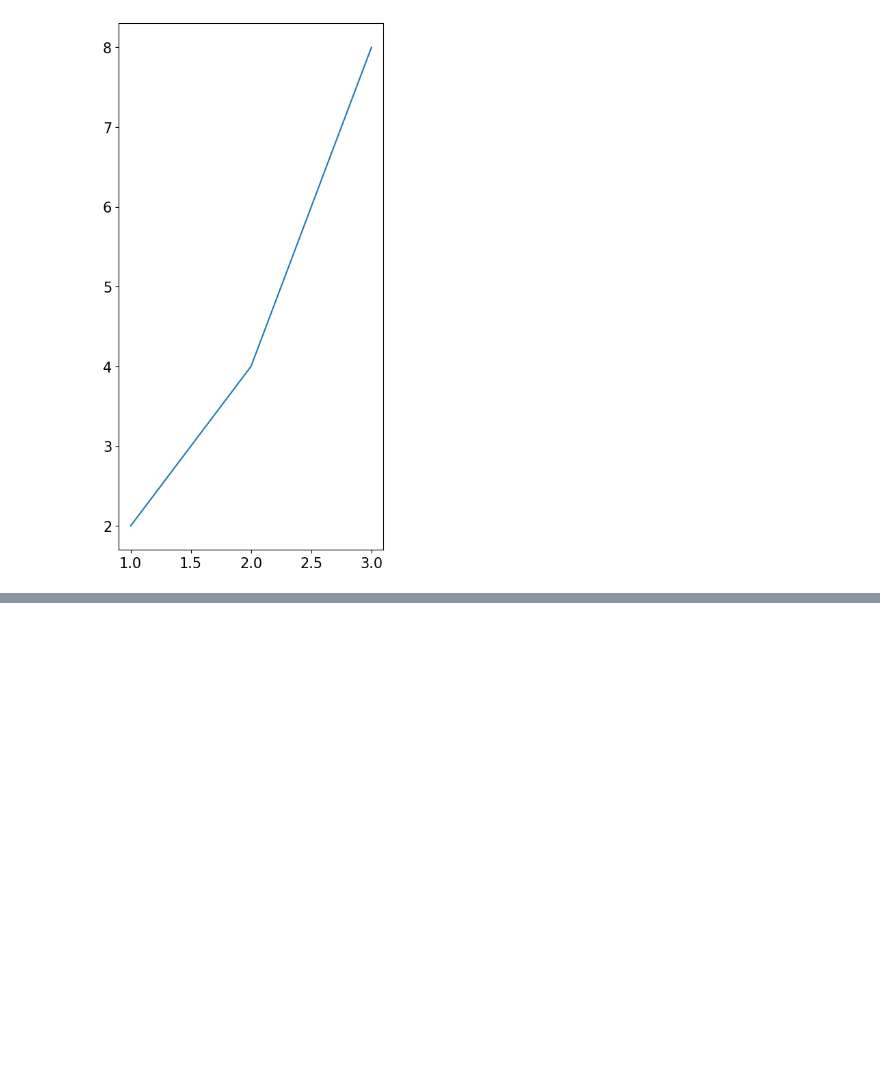
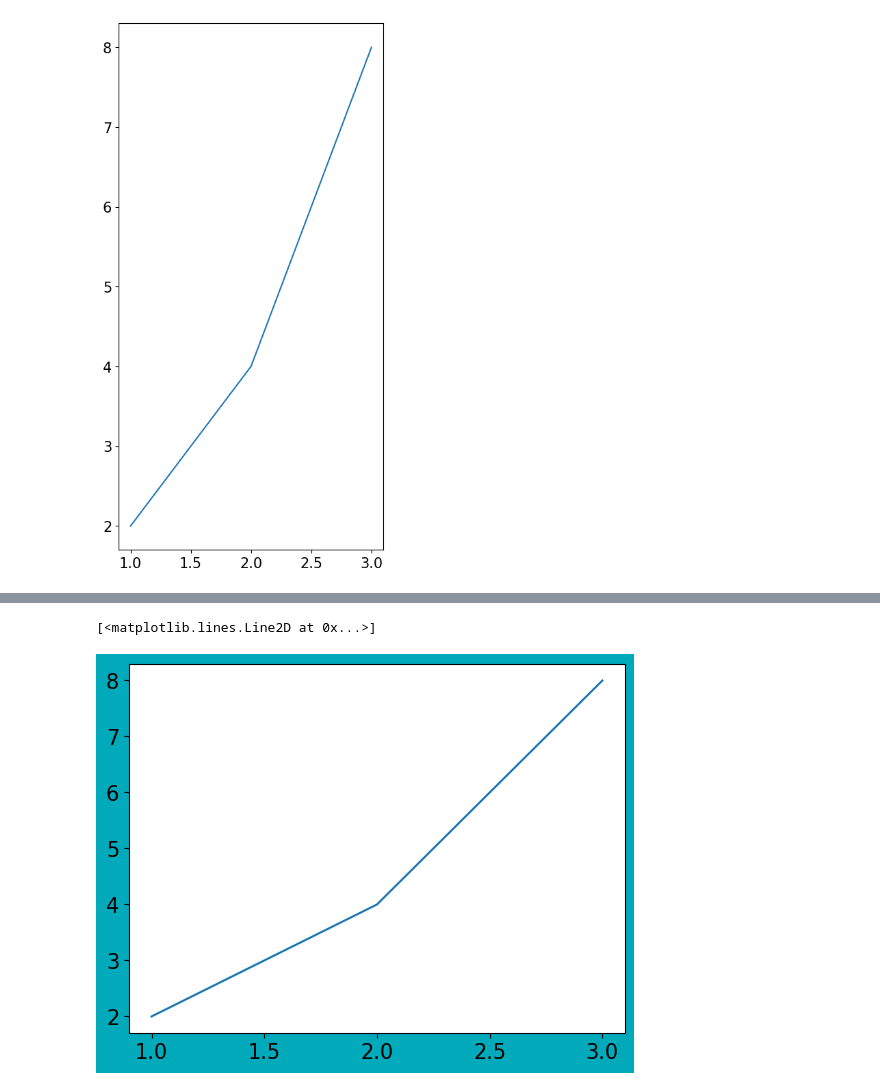
Before and after one commit to kngsujng/Data-Analysis_Study, a Jupyter notebook: PythonDataWorkspace/Matplotlib/04. 스타일.ipynb, the cells around one changed output, grey strips where cells are left out. Saved outputs shown, nothing was run; the diff lists cells and outputs as text; code cells hidden in the pictures; blank space fills up the shorter version.

```diff
--- a/PythonDataWorkspace/Matplotlib/04. 스타일.ipynb
+++ b/PythonDataWorkspace/Matplotlib/04. 스타일.ipynb
@@ -156,0 +169,6 @@ plt.figure(figsize=(1))
+# %%
+plt.figure(facecolor='#00aabb')
+plt.plot(x,y)
+# %% [output]
+[<matplotlib.lines.Line2D at 0x...>]
+[figure, added]
```
Also changed, not shown: parts of 4 cells of this notebook, 4 other files.
